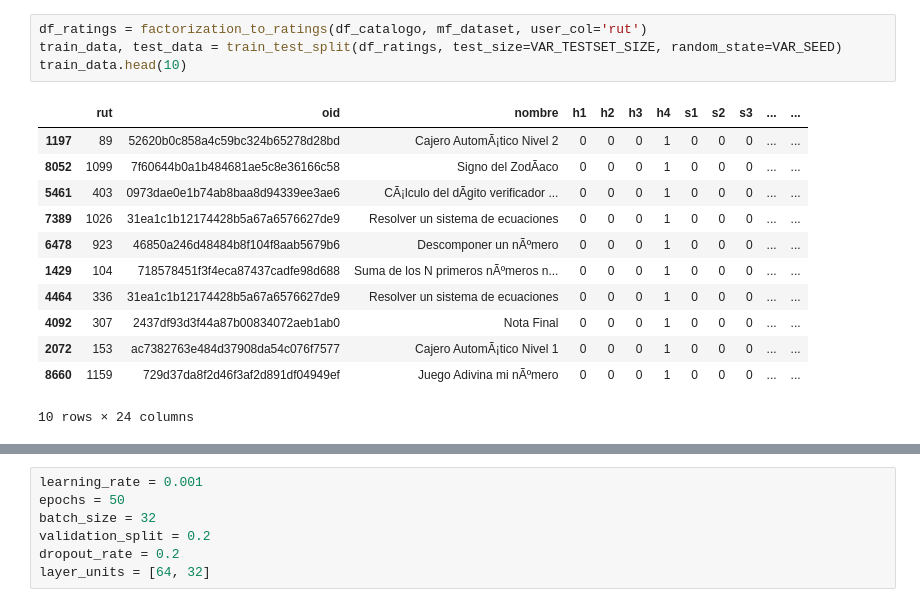
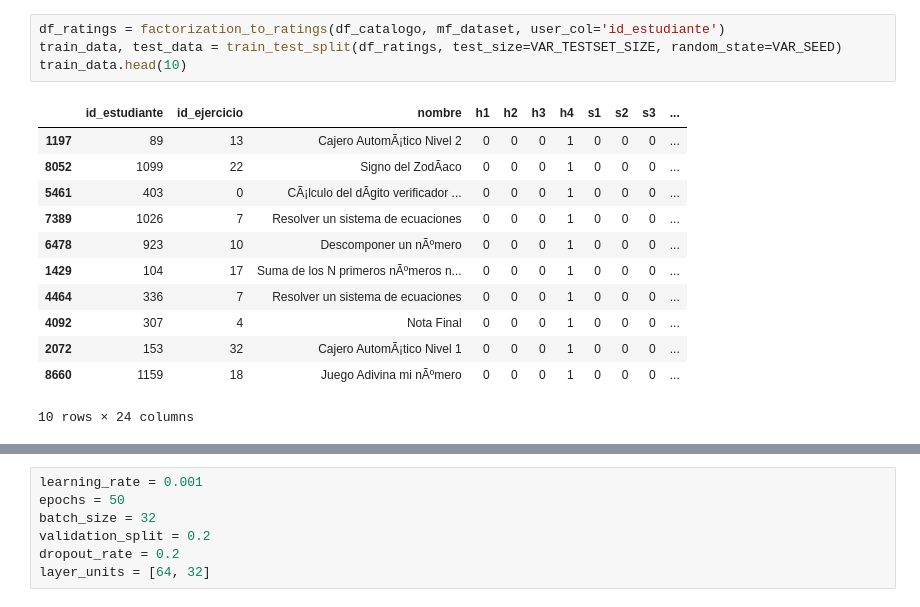
Before and after one commit to edgar-ramxs/RecSysUnab, a Jupyter notebook: models/tensorflow.ipynb, the cells around one changed output, grey strips where cells are left out. Saved outputs shown, nothing was run; the diff lists cells and outputs as text.

```diff
--- a/models/tensorflow.ipynb
+++ b/models/tensorflow.ipynb
@@ -60,19 +59,19 @@ df_catalogo.head()
 5 rows × 23 columns
 # %%
-df_ratings = factorization_to_ratings(df_catalogo, mf_dataset, user_col='rut')
+df_ratings = factorization_to_ratings(df_catalogo, mf_dataset, user_col='id_estudiante')
 train_data, test_data = train_test_split(df_ratings, test_size=VAR_TESTSET_SIZE, random_state=VAR_SEED)
 train_data.head(10)
 # %% [output]
-|  | rut | oid | nombre | h1 | h2 | h3 | h4 | s1 | s2 | s3 | ... | ... |
-| 1197 | 89 | 52620b0c858a4c59bc324b65278d28bd | Cajero AutomÃ¡tico Nivel 2 | 0 | 0 | 0 | 1 | 0 | 0 | 0 | ... | ... |
-| 8052 | 1099 | 7f60644b0a1b484681ae5c8e36166c58 | Signo del ZodÃ­aco | 0 | 0 | 0 | 1 | 0 | 0 | 0 | ... | ... |
-| 5461 | 403 | 0973dae0e1b74ab8baa8d94339ee3ae6 | CÃ¡lculo del dÃ­gito verificador ... | 0 | 0 | 0 | 1 | 0 | 0 | 0 | ... | ... |
-| 7389 | 1026 | 31ea1c1b12174428b5a67a6576627de9 | Resolver un sistema de ecuaciones | 0 | 0 | 0 | 1 | 0 | 0 | 0 | ... | ... |
-| 6478 | 923 | 46850a246d48484b8f104f8aab5679b6 | Descomponer un nÃºmero | 0 | 0 | 0 | 1 | 0 | 0 | 0 | ... | ... |
-| 1429 | 104 | 718578451f3f4eca87437cadfe98d688 | Suma de los N primeros nÃºmeros n... | 0 | 0 | 0 | 1 | 0 | 0 | 0 | ... | ... |
-| 4464 | 336 | 31ea1c1b12174428b5a67a6576627de9 | Resolver un sistema de ecuaciones | 0 | 0 | 0 | 1 | 0 | 0 | 0 | ... | ... |
-| 4092 | 307 | 2437df93d3f44a87b00834072aeb1ab0 | Nota Final | 0 | 0 | 0 | 1 | 0 | 0 | 0 | ... | ... |
-| 2072 | 153 | ac7382763e484d37908da54c076f7577 | Cajero AutomÃ¡tico Nivel 1 | 0 | 0 | 0 | 1 | 0 | 0 | 0 | ... | ... |
-| 8660 | 1159 | 729d37da8f2d46f3af2d891df04949ef | Juego Adivina mi nÃºmero | 0 | 0 | 0 | 1 | 0 | 0 | 0 | ... | ... |
+|  | id_estudiante | id_ejercicio | nombre | h1 | h2 | h3 | h4 | s1 | s2 | s3 | ... |
+| 1197 | 89 | 13 | Cajero AutomÃ¡tico Nivel 2 | 0 | 0 | 0 | 1 | 0 | 0 | 0 | ... |
+| 8052 | 1099 | 22 | Signo del ZodÃ­aco | 0 | 0 | 0 | 1 | 0 | 0 | 0 | ... |
+| 5461 | 403 | 0 | CÃ¡lculo del dÃ­gito verificador ... | 0 | 0 | 0 | 1 | 0 | 0 | 0 | ... |
+| 7389 | 1026 | 7 | Resolver un sistema de ecuaciones | 0 | 0 | 0 | 1 | 0 | 0 | 0 | ... |
+| 6478 | 923 | 10 | Descomponer un nÃºmero | 0 | 0 | 0 | 1 | 0 | 0 | 0 | ... |
+| 1429 | 104 | 17 | Suma de los N primeros nÃºmeros n... | 0 | 0 | 0 | 1 | 0 | 0 | 0 | ... |
+| 4464 | 336 | 7 | Resolver un sistema de ecuaciones | 0 | 0 | 0 | 1 | 0 | 0 | 0 | ... |
+| 4092 | 307 | 4 | Nota Final | 0 | 0 | 0 | 1 | 0 | 0 | 0 | ... |
+| 2072 | 153 | 32 | Cajero AutomÃ¡tico Nivel 1 | 0 | 0 | 0 | 1 | 0 | 0 | 0 | ... |
+| 8660 | 1159 | 18 | Juego Adivina mi nÃºmero | 0 | 0 | 0 | 1 | 0 | 0 | 0 | ... |
 10 rows × 24 columns
 # %%
```
Also changed, not shown: parts of 14 cells of this notebook, 13 other files.
